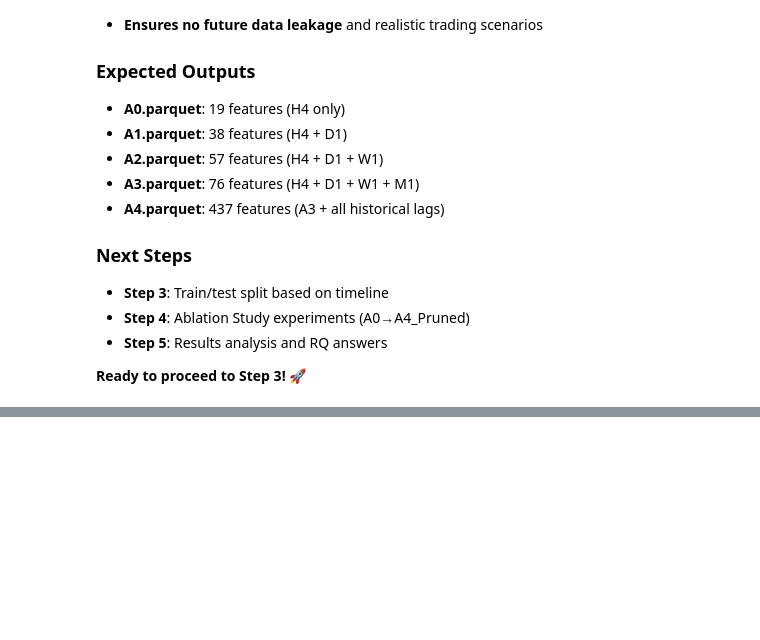
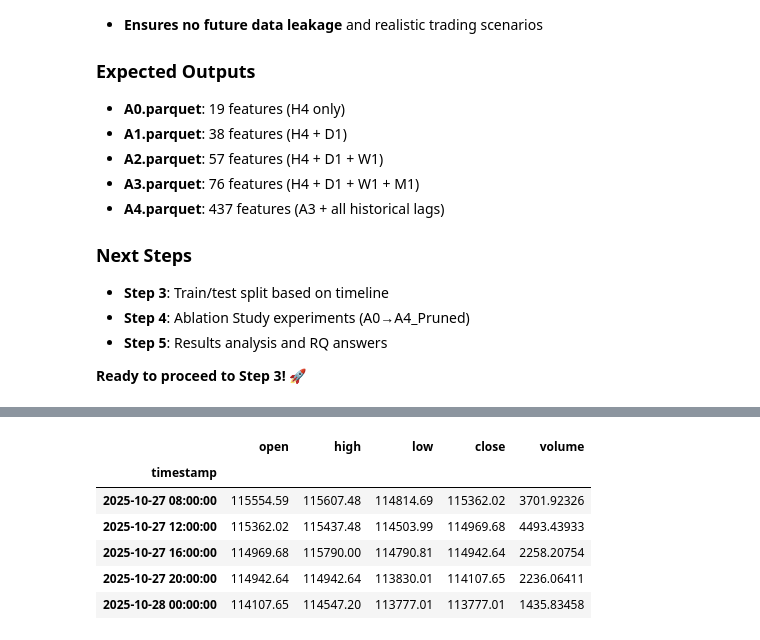
Before and after one commit to jaewanLee/csml_report, a Jupyter notebook: notebooks/02_feature_engineering.ipynb, the cells around one changed output, grey strips where cells are left out. Drawn from its saved outputs; the diff is of its cells as text; code cells hidden in the pictures; blank space fills up the shorter version.

```diff
--- a/notebooks/02_feature_engineering.ipynb
+++ b/notebooks/02_feature_engineering.ipynb
@@ -795,0 +37,25 @@ save_focused_feature_sets_complete(A0, A1, A2, A3, A4, h4_full, train_start='202
+# %%
+# Step 1: Load Full Data (Including Buffer) for Complete Calculations
+def load_full_data():
+    """Load full data including buffer for complete calculations"""
+
+    # Load full data
+    h4_full = pd.read_parquet('../data_collection/data/btc_4h_20251028.parquet')
+    d1_full = pd.read_parquet('../data_collection/data/btc_1d_20251028.parquet')
+    w1_full = pd.read_parquet('../data_collection/data/btc_1w_20251028.parquet')
+    # m1_full = pd.read_parquet('../data_collection/data/btc_1M_20251022.parquet')
+
+    # Ensure datetime index
+    for df in [h4_full, d1_full, w1_full]:
+        df.index = pd.to_datetime(df.index)
+
+    print(f"📊 Full data loaded (including buffer):")
+    print(f"  H4: {len(h4_full)} records ({h4_full.index[0]} to {h4_full.index[-1]})")
+    print(f"  D1: {len(d1_full)} records ({d1_full.index[0]} to {d1_full.index[-1]})")
+    print(f"  W1: {len(w1_full)} records ({w1_full.index[0]} to {w1_full.index[-1]})")
+    # print(f"  M1: {len(m1_full)} records ({m1_full.index[0]} to {m1_full.index[-1]})")
+
+    return h4_full, d1_full, w1_full
+
+# Load full data for complete calculations
+h4_full, d1_full, w1_full = load_full_data()
@@ -945,0 +1285,10 @@ validate_saved_feature_sets('../features')
+# %%
+h4_full.tail(5)
+# %% [output]
+|  | open | high | low | close | volume |
+| timestamp |  |  |  |  |  |
+| 2025-10-27 08:00:00 | 115554.59 | 115607.48 | 114814.69 | 115362.02 | 3701.92326 |
+| 2025-10-27 12:00:00 | 115362.02 | 115437.48 | 114503.99 | 114969.68 | 4493.43933 |
+| 2025-10-27 16:00:00 | 114969.68 | 115790.00 | 114790.81 | 114942.64 | 2258.20754 |
+| 2025-10-27 20:00:00 | 114942.64 | 114942.64 | 113830.01 | 114107.65 | 2236.06411 |
+| 2025-10-28 00:00:00 | 114107.65 | 114547.20 | 113777.01 | 113777.01 | 1435.83458 |
```
Also changed, not shown: parts of 42 cells of this notebook, 36 other files.
